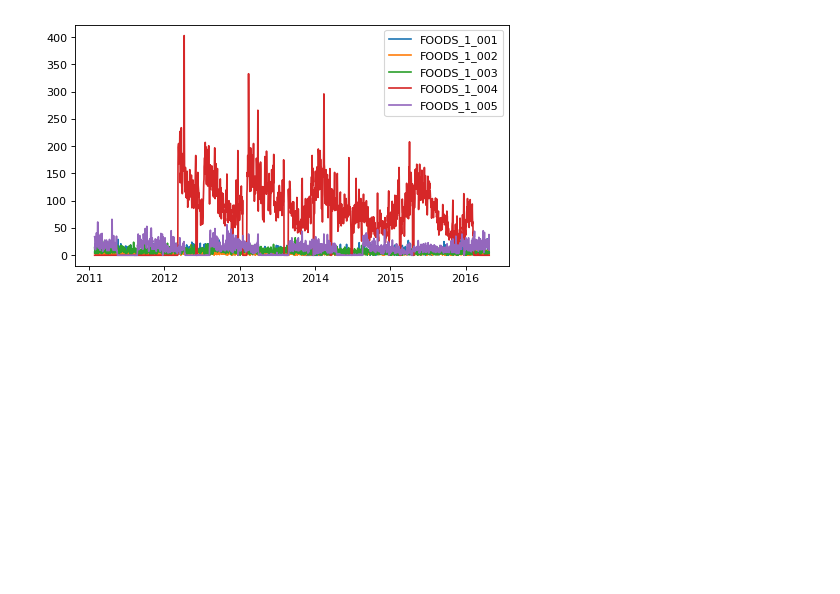
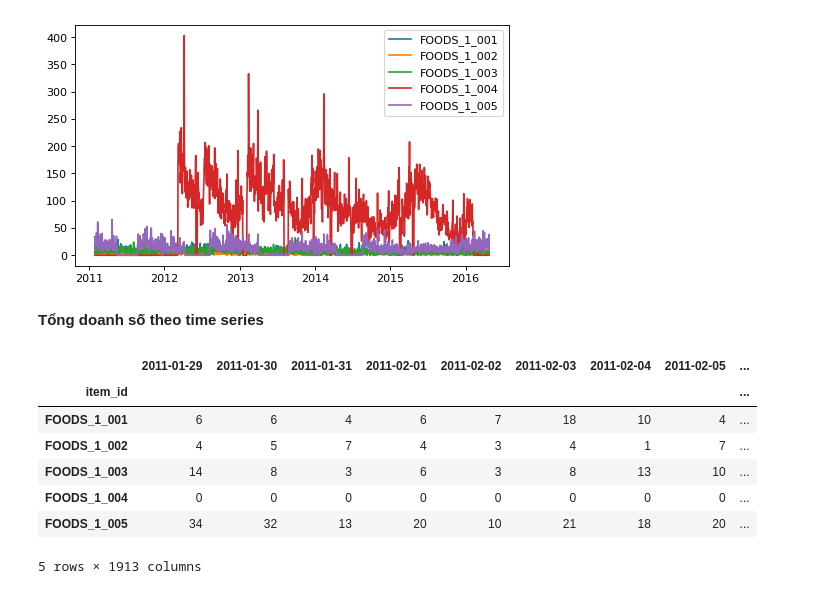
Before and after one commit to HienNguyenMinh/PythonAssignment, a Jupyter notebook: BaiTap2.ipynb, the cells around one changed output. Saved outputs shown, nothing was run; the diff lists cells and outputs as text; code cells hidden in the pictures; blank space fills up the shorter version.

```diff
--- a/BaiTap2.ipynb
+++ b/BaiTap2.ipynb
@@ -95,3 +104,17 @@ for i in range(5):
 plt.show()
 # %% [output]
 [figure]
+# %% [markdown]
+**Tổng doanh số theo time series**
+# %%
+#In 5 dòng dữ liệu đầu tiên
+sale2_temp.head()
+# %% [output]
+|  | 2011-01-29 | 2011-01-30 | 2011-01-31 | 2011-02-01 | 2011-02-02 | 2011-02-03 | 2011-02-04 | 2011-02-05 | ... |
+| item_id |  |  |  |  |  |  |  |  | ... |
+| FOODS_1_001 | 6 | 6 | 4 | 6 | 7 | 18 | 10 | 4 | ... |
+| FOODS_1_002 | 4 | 5 | 7 | 4 | 3 | 4 | 1 | 7 | ... |
+| FOODS_1_003 | 14 | 8 | 3 | 6 | 3 | 8 | 13 | 10 | ... |
+| FOODS_1_004 | 0 | 0 | 0 | 0 | 0 | 0 | 0 | 0 | ... |
+| FOODS_1_005 | 34 | 32 | 13 | 20 | 10 | 21 | 18 | 20 | ... |
+5 rows × 1913 columns
```
Also changed, not shown: parts of 7 cells of this notebook.
